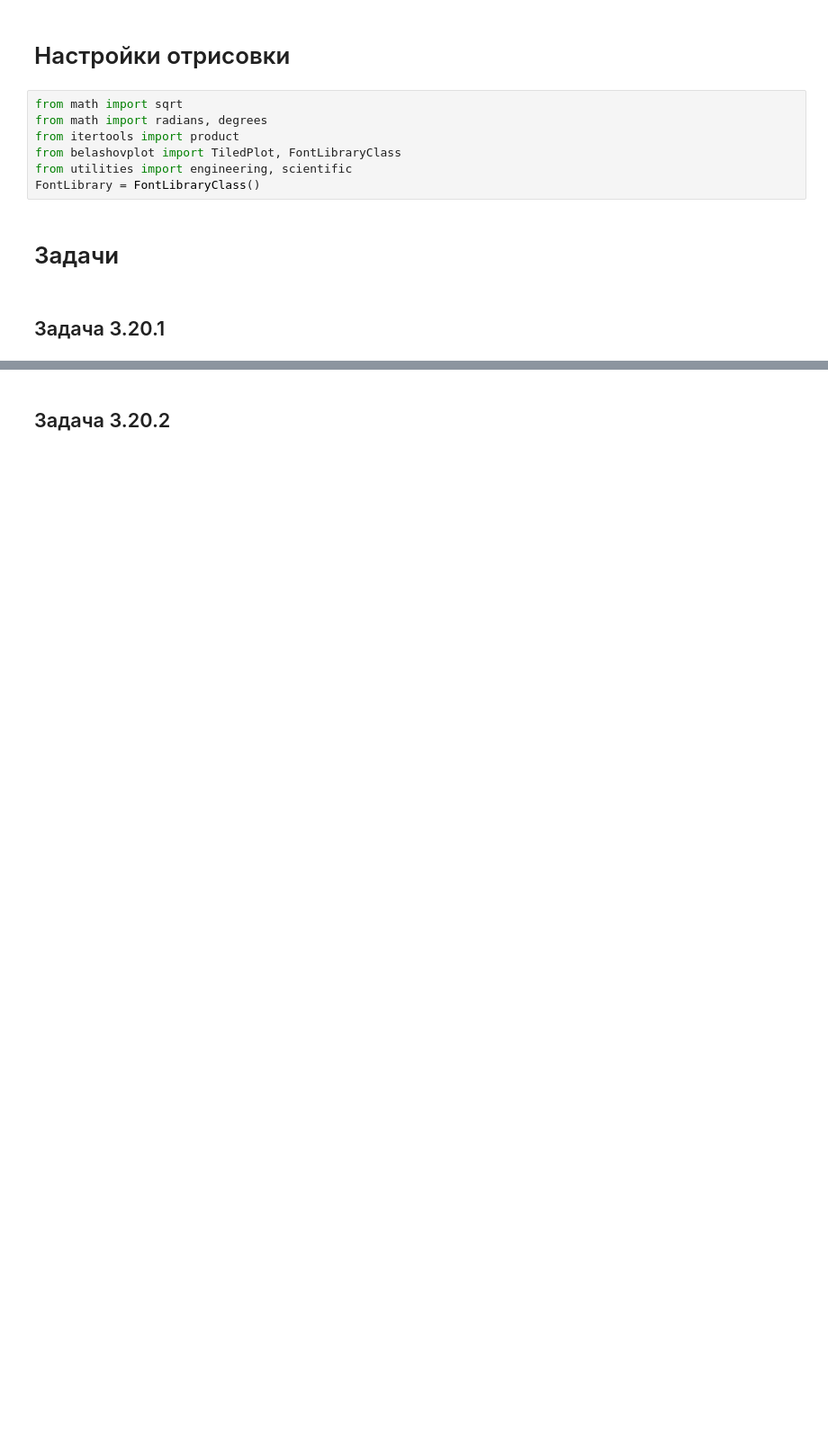
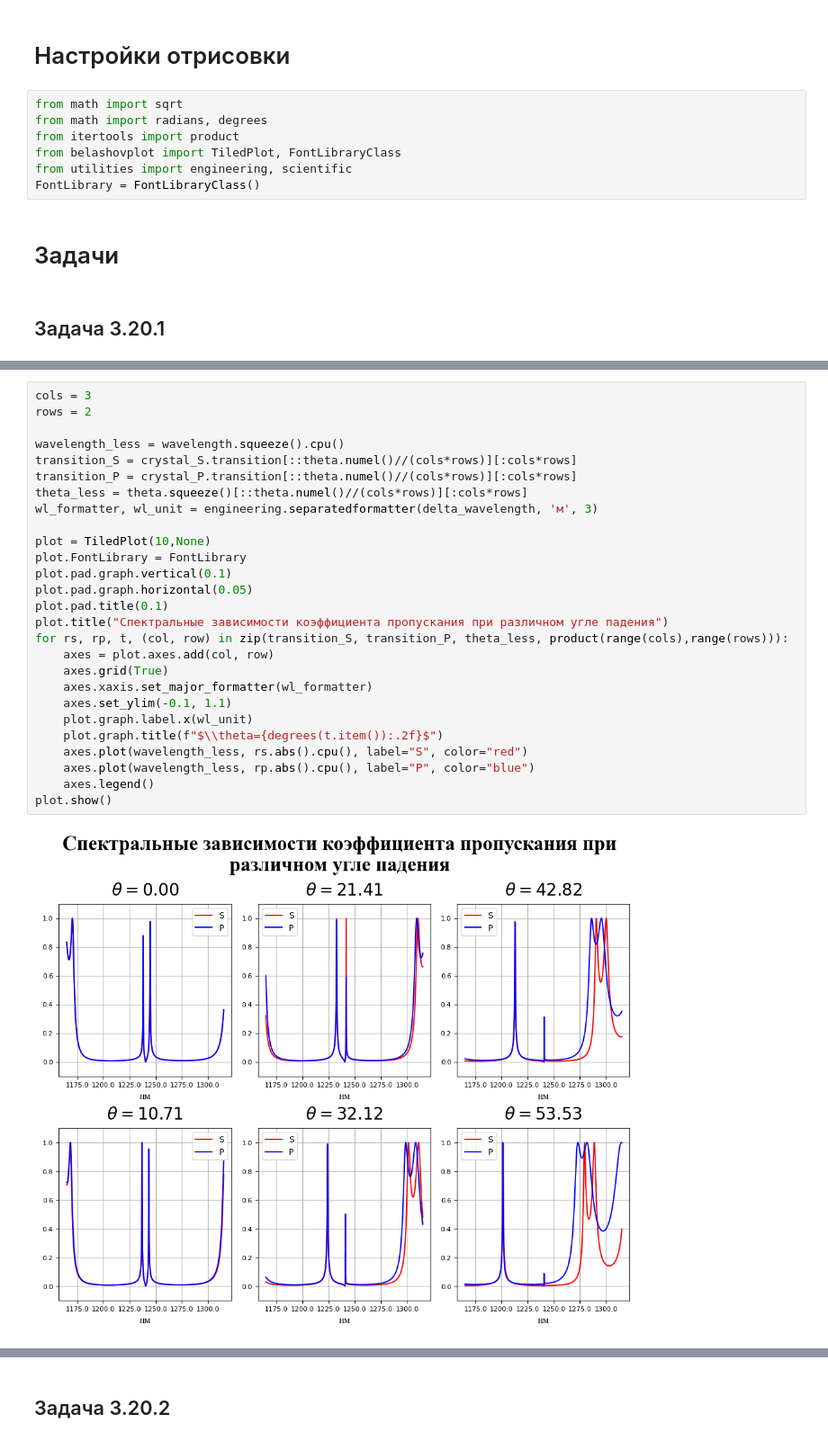
Before and after one commit to Belashov641618/NumericalsRSNO, a Jupyter notebook: Ex3.ipynb, the cells around one changed output, grey strips where cells are left out. Shown at 90% size. Cells and saved outputs as stored; diff of their text form; blank space fills up the shorter version.

```diff
--- a/Ex3.ipynb
+++ b/Ex3.ipynb
@@ -183,0 +274,29 @@ plot.show()
+# %%
+cols = 3
+rows = 2
+
+wavelength_less = wavelength.squeeze().cpu()
+transition_S = crystal_S.transition[::theta.numel()//(cols*rows)][:cols*rows]
+transition_P = crystal_P.transition[::theta.numel()//(cols*rows)][:cols*rows]
+theta_less = theta.squeeze()[::theta.numel()//(cols*rows)][:cols*rows]
+wl_formatter, wl_unit = engineering.separatedformatter(delta_wavelength, 'м', 3)
+
+plot = TiledPlot(10,None)
+plot.FontLibrary = FontLibrary
+plot.pad.graph.vertical(0.1)
+plot.pad.graph.horizontal(0.05)
+plot.pad.title(0.1)
+plot.title("Спектральные зависимости коэффициента пропускания при различном угле падения")
+for rs, rp, t, (col, row) in zip(transition_S, transition_P, theta_less, product(range(cols),range(rows))):
+    axes = plot.axes.add(col, row)
+    axes.grid(True)
+    axes.xaxis.set_major_formatter(wl_formatter)
+    axes.set_ylim(-0.1, 1.1)
+    plot.graph.label.x(wl_unit)
+    plot.graph.title(f"$\\theta={degrees(t.item()):.2f}$")
+    axes.plot(wavelength_less, rs.abs().cpu(), label="S", color="red")
+    axes.plot(wavelength_less, rp.abs().cpu(), label="P", color="blue")
+    axes.legend()
+plot.show()
+# %% [output]
+[figure, added]
```
Also changed, not shown: parts of 6 cells of this notebook, 1 other file.
